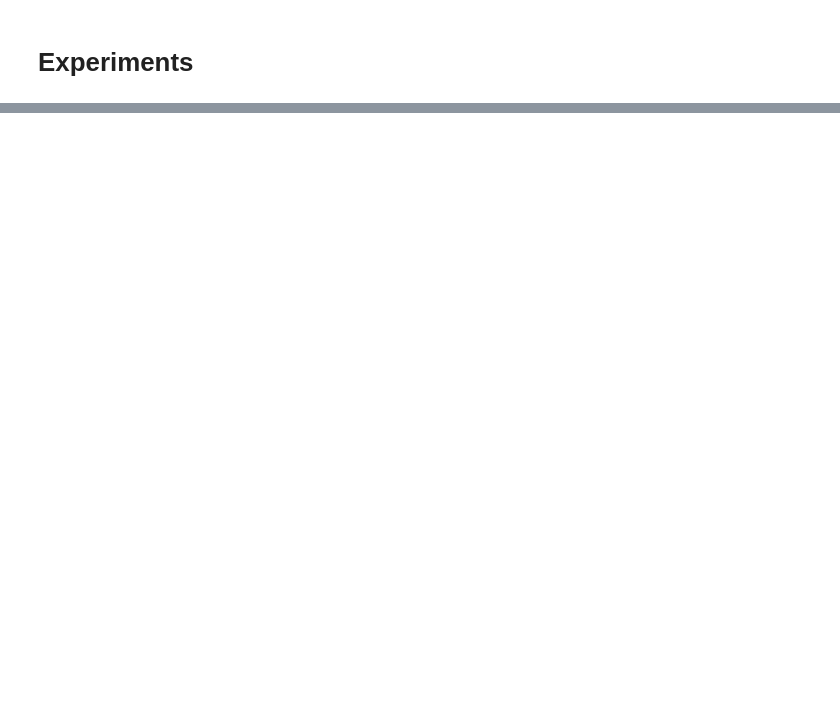
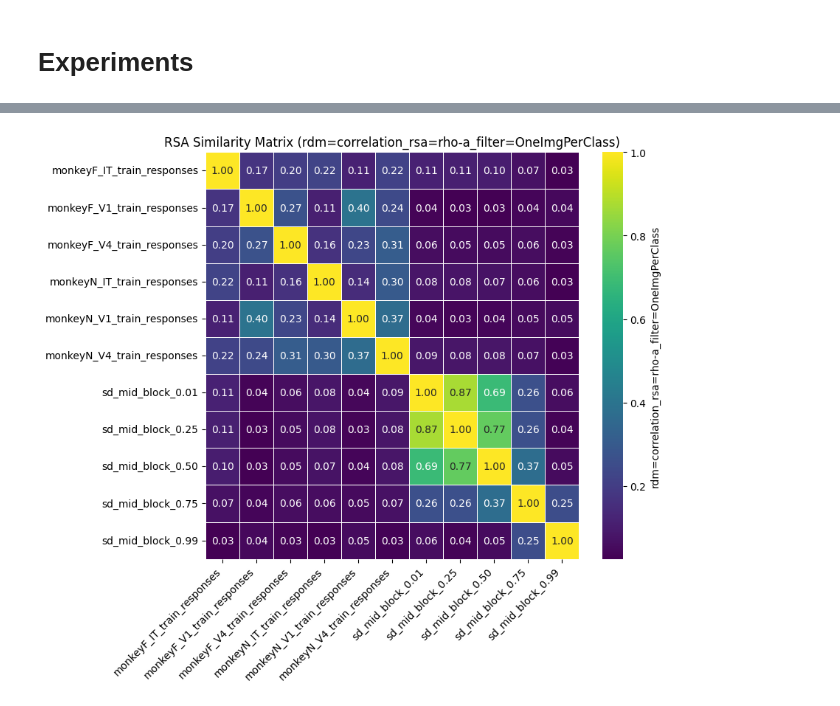
Before and after one commit to ibrahimhabibeg/diffusion-brain-alignment, a Jupyter notebook: notebooks/rsa_from_files_colab.ipynb, the cells around one changed output, grey strips where cells are left out. Cells and saved outputs as stored; diff of their text form; code cells hidden in the pictures; blank space fills up the shorter version.

```diff
--- a/notebooks/rsa_from_files_colab.ipynb
+++ b/notebooks/rsa_from_files_colab.ipynb
@@ -197,0 +308,15 @@ visualize_rsa_matrix(rsa_results, rdm_dict.keys())
+# %%
+diffusion_filepaths_dict = create_filepaths_dict_from_folder(diffusion_folder_path)
+monkeys_filepaths_dict = create_filepaths_dict_from_folder(monkeys_folder_path)
+
+filepaths_dict = diffusion_filepaths_dict
+filepaths_dict.update(monkeys_filepaths_dict)
+# %%
+features_dict = load_features_dict(filepaths_dict)
+# %%
+if load_rdms_from_folder:
+    rdm_dict = load_rdms_from_folder(rdms_folder_path, filter_rdm_method=rdm_method, filter_n_cond=len(image_ids), filter_suffix=filter_name)
+else:
+    rdm_dict = load_rdm_dict(features_dict, rdm_method=rdm_method, image_ids=image_ids)
+
+print(f"Loaded RDMs: {sorted(rdm_dict.keys())}")
@@ -197,0 +341,8 @@ visualize_rsa_matrix(rsa_results, rdm_dict.keys())
+# %%
+#all_keys = filepaths_dict.keys() # All to all comparison (remember that the number of comparisons scales quadratically)
+custom_keys = list(monkeys_filepaths_dict.keys()) + [f"sd_mid_block_{noise:.2f}" for noise in [0.01, 0.25, 0.5, 0.75, 0.99]]
+rsa_results = compute_all_rsa_combinations(rdm_dict, custom_keys, rsa_method)
+# %%
+visualize_rsa_matrix(rsa_results, sorted(custom_keys), experiment_name)
+# %% [output]
+[figure, added]
```
Also changed, not shown: parts of 19 cells of this notebook.
